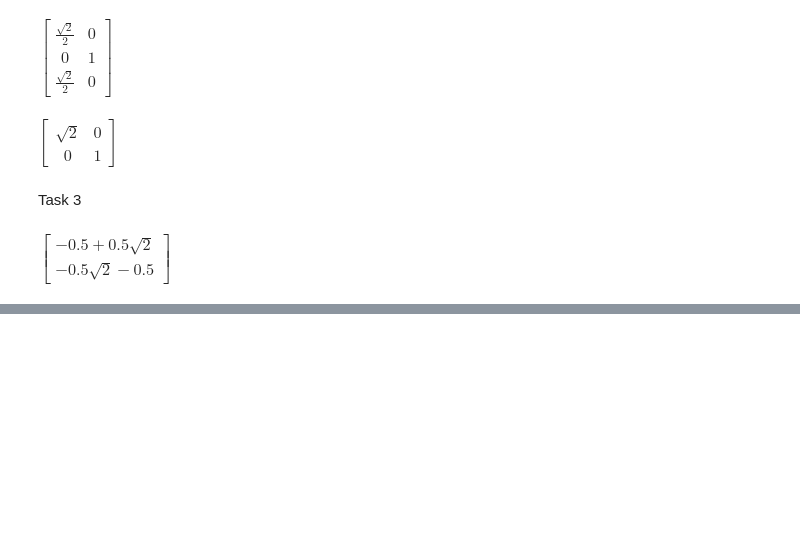
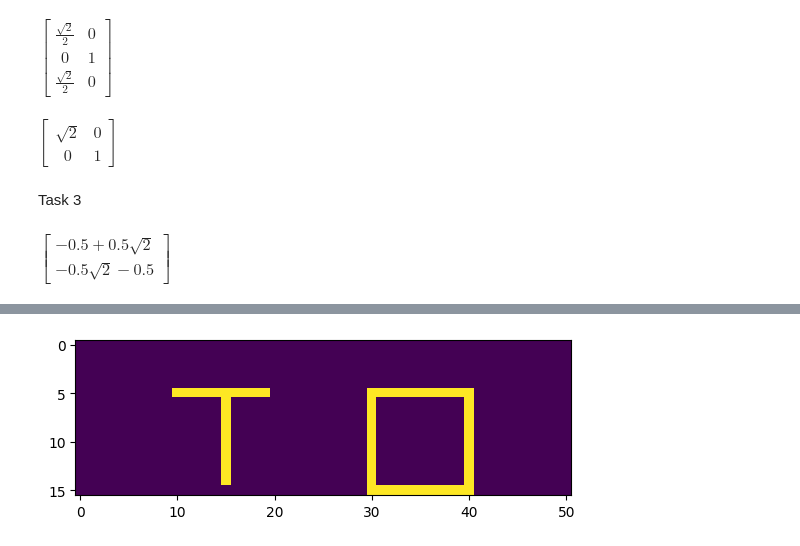
Before and after one commit to VasilyMarkov/Numerical-Methods, a Jupyter notebook: Assignment3.ipynb, the cells around one changed output, grey strips where cells are left out. Saved outputs shown, nothing was run; the diff lists cells and outputs as text; code cells hidden in the pictures; blank space fills up the shorter version.

```diff
--- a/Assignment3.ipynb
+++ b/Assignment3.ipynb
@@ -82,0 +93,7 @@ array([[-2.06802793],
+# %%
+X = np.zeros((16,51))
+X[5:15,15] = 1; X[5:15,30] = 1; X[5:15,40] = 1
+X[5,10:20] = 1; X[5,30:41] = 1; X[15,30:41] = 1
+plt.imshow(X);
+# %% [output]
+[figure, added]
```
Also changed, not shown: parts of 11 cells of this notebook.
